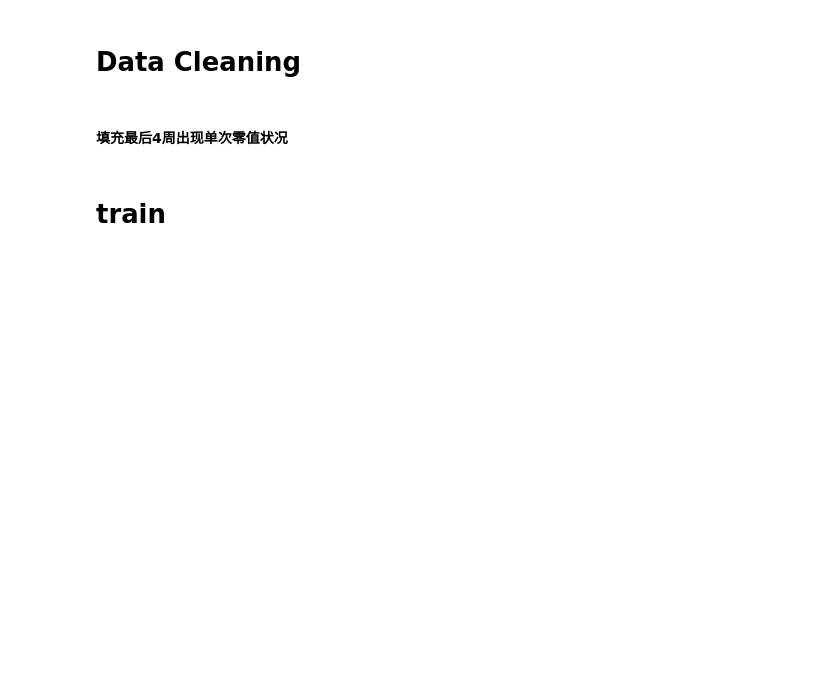
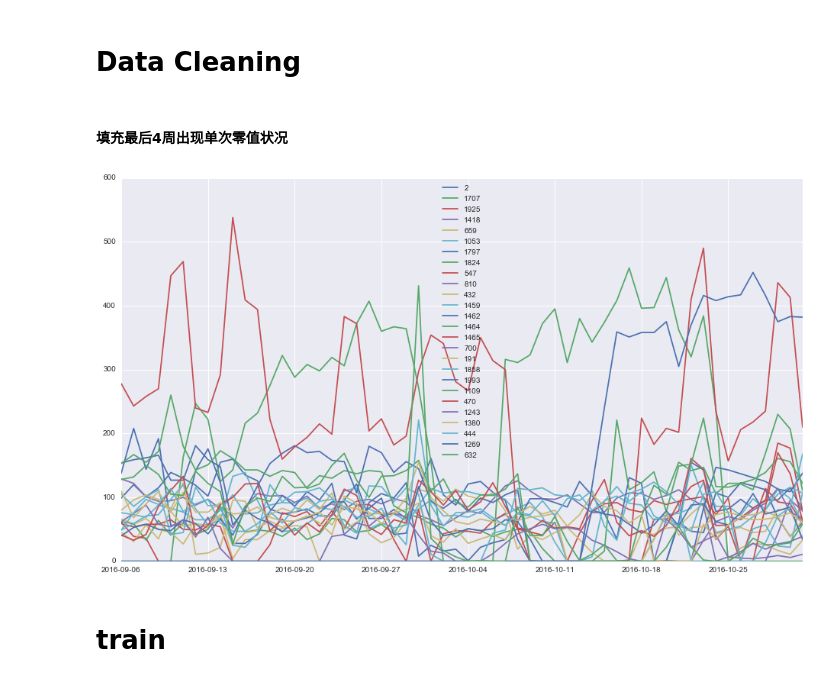
Before and after one commit to wakemeup-xyz/TianChi_IJCAI-17_sales_prediction_code, a Jupyter notebook: regression.ipynb, the cells around one changed output. Saved outputs shown, nothing was run; the diff lists cells and outputs as text; code cells hidden in the pictures; blank space fills up the shorter version.

```diff
--- a/regression.ipynb
+++ b/regression.ipynb
@@ -81,6 +81,10 @@ for day in dateRange('2016-10-11','2016-10-31'):
             shop_info.loc[id,day] = np.int64(rel_days.mean()+0.5)
 # %%
 ids_zero_morethan1_count_in_last_three_week = [2, 1707, 1925, 1418, 659, 1053, 1797, 1824, 547, 810, 432, 1459, 1462, 1464, 1465, 700, 191, 1858, 1993, 1109, 470,1243, 1380, 444, 1269, 632]
+# %%
+draw_ids(ids_zero_morethan1_count_in_last_three_week,start_date='2016-09-06',by_week=True)
+# %% [output]
+[figure, added]
 # %% [markdown]
 # train
 # %%
```
Also changed, not shown: parts of 20 cells of this notebook, 2 other files.
